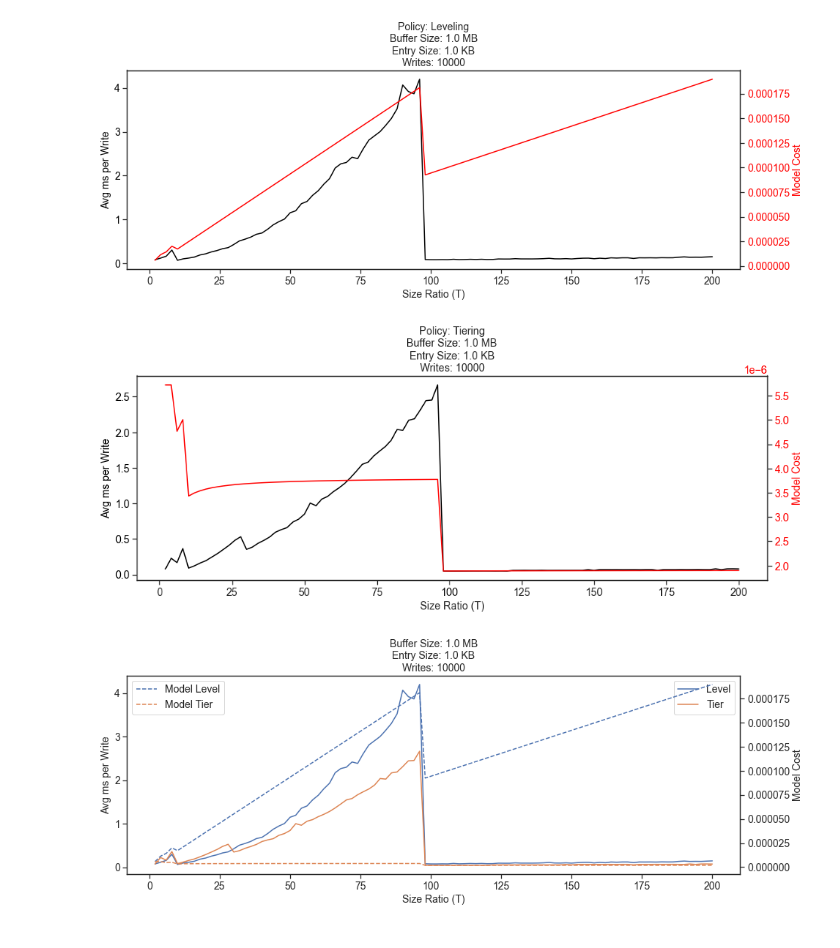
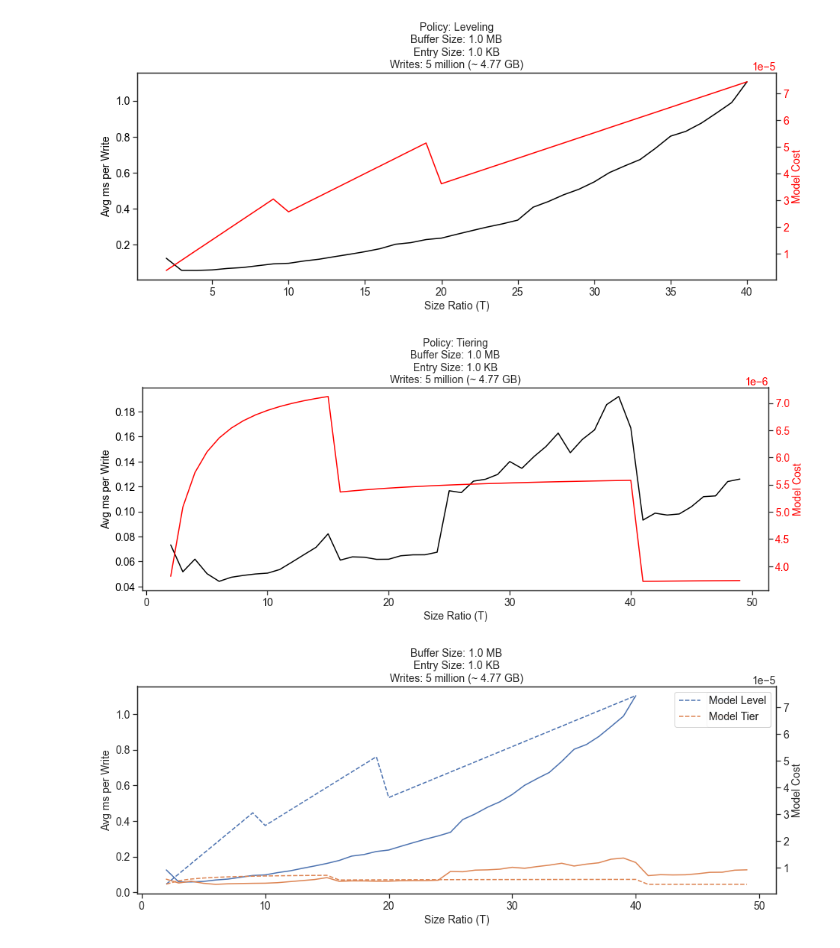
Before and after one commit to Ephoris/rocksdb-robust, a Jupyter notebook: script/visualization/cost_func_graph.ipynb, the cells around one changed output. Drawn from its saved outputs; the diff is of its cells as text; code cells hidden in the pictures.

```diff
--- a/script/visualization/cost_func_graph.ipynb
+++ b/script/visualization/cost_func_graph.ipynb
@@ -10,26 +10,34 @@ pd.set_option("display.precision", 16)
 # %%
 class DBMeta(object):
 
-    def __init__(self, T, K, Z, B, E, bpe, N, phi=1):
+    def __init__(self, T, K, Z, B, E, bpe, L, phi=1):
         self.T = T
         self.K = K
         self.Z = Z
         self.B = B
         self.E = E
         self.bpe = bpe
-        self.N = N
+        self.L = L
         self.phi = phi
         if (K == T - 1):
             self.is_tiering = True
         else:
             self.is_tiering = False
+        self.N = self.estimate_N()
+
+    def estimate_N(self):
+        num_entries = 0
+        for level in range(1, int(self.L) + 1):
+            num_entries += (self.B / self.E) * (self.T - 1) * (self.T ** (level - 1))
+
+        return num_entries
 
     def level(self):
 
         return ceil(log((self.N * (self.E / self.B)) * (self.T - 1) / (self.T), self.T))
 
     def write_cost(self):
-        cost = (self.T - 1) * (1 + self.phi) * (self.level() / self.B)
+        cost = (self.T - 1) * (1 + self.phi) * (self.L / self.B)
         if (self.is_tiering):
             cost = cost / self.T
         else:
@@ -41,6 +49,8 @@ class DBMeta(object):
 
         return (1 / self.B) * (((self.T - 1) * (self.level() - 1) / (self.K + 1)) + (self.T - 1) / (self.Z + 1))
 # %%
+MODEL_TO_MEASURED_SCALE = 1
+
 def set_style():
     # This sets reasonable defaults for font size for a paper
     sns.set_context("paper")
@@ -70,7 +80,7 @@ def plot_cost_ratio(df):
     color = 'black'
     ax1.set_xlabel('Size Ratio (T)')
     ax1.set_ylabel('Avg ms per Write', color=color)
-    ax1.plot(df['T'], df['measured_write_cost'] / (1000), color=color)
+    ax1.plot(df['T'], df['measured_write_cost'] * MODEL_TO_MEASURED_SCALE, color=color)
     ax1.tick_params(axis='y', labelcolor=color)
 
     color = 'red'
@@ -84,7 +94,7 @@ def plot_cost_ratio(df):
         'Policy: {}'.format('Tiering' if is_tiering else 'Leveling'),
         'Buffer Size: {} MB'.format(B / (1 << 20)),
         'Entry Size: {} KB'.format(E / (1 << 10)),
-        'Writes: {}'.format(int(num_writes))
+        'Writes: {} million (~ {:.2f} GB)'.format(int(num_writes / 1e6), int(num_writes) * E / (1 << 30))
     ]
 
     ax1.set_title('\n'.join(title))
@@ -99,15 +109,15 @@ def plot_diff(df1, df2):
 
     ax1.set_xlabel('Size Ratio (T)')
     ax1.set_ylabel('Avg ms per Write')
-    ax1.plot(df1['T'], df1['measured_write_cost'] / (1000), label='Tier' if is_tiering_1 else 'Level')
-    ax1.plot(df2['T'], df2['measured_write_cost'] / (1000), label='Tier' if is_tiering_2 else 'Level')
+    ax1.plot(df1['T'], df1['measured_write_cost'] * MODEL_TO_MEASURED_SCALE, label='Tier' if is_tiering_1 else 'Level')
+    ax1.plot(df2['T'], df2['measured_write_cost'] * MODEL_TO_MEASURED_SCALE, label='Tier' if is_tiering_2 else 'Level')
     ax1.legend()
 
     B, E, num_writes = df1.iloc[-1][['B', 'E', 'num_writes']]
     title = [
         'Buffer Size: {} MB'.format(B / (1 << 20)),
         'Entry Size: {} KB'.format(E / (1 << 10)),
-        'Writes: {}'.format(int(num_writes))
+        'Writes: {} million (~ {:.2f} GB)'.format(int(num_writes / 1e6), int(num_writes) * E / (1 << 30))
     ]
 
     ax2 = ax1.twinx()
@@ -123,23 +133,23 @@ def plot_diff(df1, df2):
 
 def read_data(file_path):
     df = pd.read_csv(file_path)
-    df['model_write_cost'] = df.apply(lambda row: DBMeta(row['T'], row['K'], row['Z'], row['B'], row['E'], row['bpe'], row['N']).write_cost(), axis=1)
-    df['dost_write_cost'] = df.apply(lambda row: DBMeta(row['T'], row['K'], row['Z'], row['B'], row['E'], row['bpe'], row['N']).dost_write_cost(), axis=1)
-    df['estimated_levels'] = df.apply(lambda row: DBMeta(row['T'], row['K'], row['Z'], row['B'], row['E'], row['bpe'], row['N']).level(), axis=1)
+    df['model_write_cost'] = df.apply(lambda row: DBMeta(row['T'], row['K'], row['Z'], row['B'], row['E'], row['bpe'], row['L']).write_cost(), axis=1)
+    df['dost_write_cost'] = df.apply(lambda row: DBMeta(row['T'], row['K'], row['Z'], row['B'], row['E'], row['bpe'], row['L']).dost_write_cost(), axis=1)
+    df['estimated_levels'] = df.apply(lambda row: DBMeta(row['T'], row['K'], row['Z'], row['B'], row['E'], row['bpe'], row['L']).level(), axis=1)
     df['measured_write_cost'] = df['write_time'] / df['num_writes']
 
     return df
 # %%
 set_style()
 
-df1 = read_data('../../data/08.csv')
+df1 = read_data('../../data/12.csv')
 _ = plot_cost_ratio(df1)
 
-df2 = read_data('../../data/07.csv')
+df2 = read_data('../../data/14.csv')
 _ = plot_cost_ratio(df2)
 
 _ = plot_diff(df1, df2)
 # %% [output]
-[figure, old version]
+[figure, new version]
-[figure, old version]
+[figure, new version]
-[figure, old version]
+[figure, new version]
```
Also changed, not shown: 3 other files.
